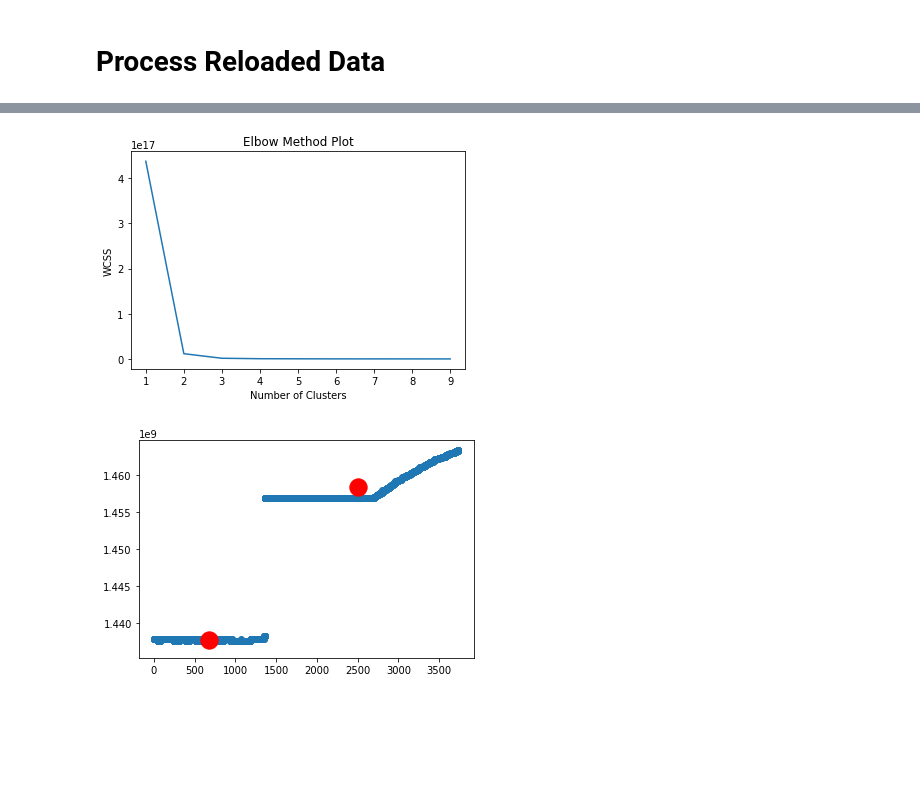
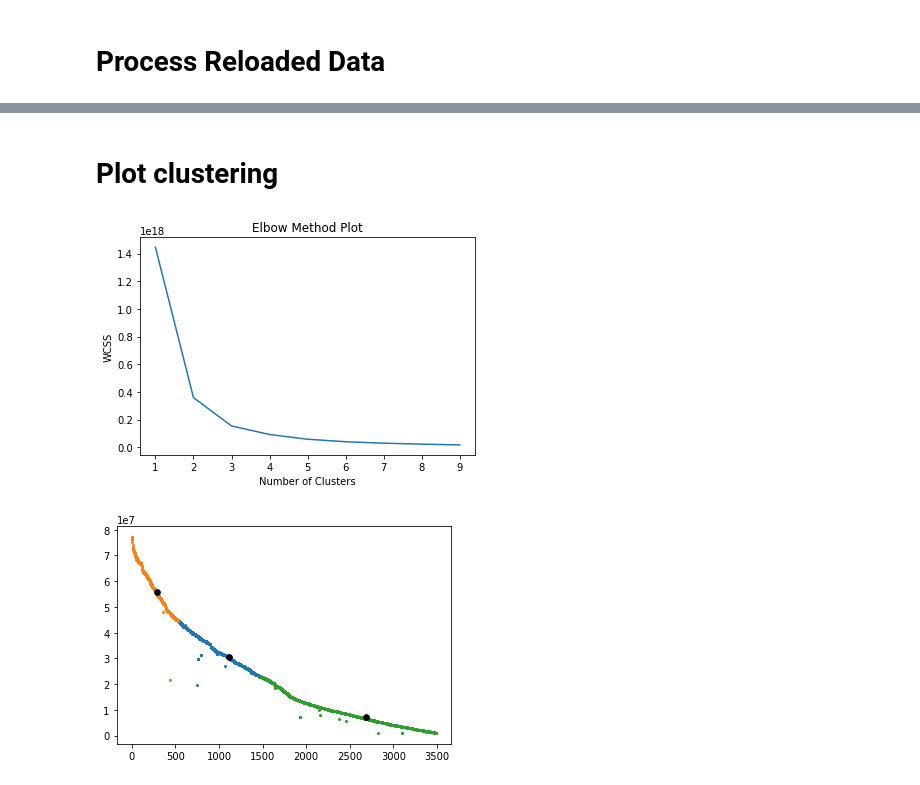
Before and after one commit to NormanHung/Practice-Customer-Segmentation, a Jupyter notebook: Assignment-Customer Segmentation.ipynb, the cells around one changed output, grey strips where cells are left out. Cells and saved outputs as stored; diff of their text form; code cells hidden in the pictures; blank space fills up the shorter version.

```diff
--- a/Assignment-Customer Segmentation.ipynb
+++ b/Assignment-Customer Segmentation.ipynb
@@ -180,3 +366,11 @@ Length: 181, dtype: int64
+# %%
+CombinedRawData = OutliersRemoved(CombinedRawData, "TimeSinceLastOrder")
+# %%
+CombinedRawData = OutliersRemoved(CombinedRawData, "PurchaseFrequency")
+# %%
+CombinedRawData = OutliersRemoved(CombinedRawData, "OrderHistoryTotal")
+# %% [markdown]
+# Plot clustering
 # %%
 import numpy as np
 import pandas as pd
@@ -203,16 +397,25 @@ import matplotlib.pyplot as plt
 
 def PlotKMeans(DataSeries, k_points = 3):
     kmeanModel = KMeans(n_clusters = k_points, init="k-means++", max_iter=300, n_init=10, random_state = 13)
-    y_predict = kmeanModel.fit_predict(DataSeries)
+    DataSeries = pd.concat([DataSeries, pd.Series(kmeanModel.fit_predict(DataSeries), name = "ClusterID")], axis = 1)
 
-    plt.scatter(DataSeries.iloc[:, 0], DataSeries.iloc[:, 1])
-    plt.scatter(kmeanModel.cluster_centers_[:, 0], kmeanModel.cluster_centers_[:, 1], s=300, c="red")
+    # Plot clusters in different colors
+    colorCode = "FF0880"
+    for clusterID in DataSeries["ClusterID"].unique():
+        clusterSeries = DataSeries[(DataSeries["ClusterID"] == clusterID)]
+        plt.scatter(clusterSeries.iloc[:, 0], clusterSeries.iloc[:, 1], s = 4)#, c=("#" + colorCode))
+        newColorCode = colorCode[2:] + colorCode[:2]
+        colorCode = newColorCode
+
+    # Plot cluster center points
+    plt.scatter(kmeanModel.cluster_centers_[:, 0], kmeanModel.cluster_centers_[:, 1], s=32, c="black")
+
     plt.show()
 # %%
-PlotKMeanElbow(CombinedRawData[["Customers.id", "Customers.last_modified"]])
+PlotKMeanElbow(CombinedRawData[["Customers.id", "TimeSinceLastOrder"]])
 # %% [output]
-[figure, old version]
+[figure, new version]
 # %%
-PlotKMeans(CombinedRawData[["Customers.id", "Customers.last_modified"]], k_points = 2)
+PlotKMeans(CombinedRawData[["Customers.id", "TimeSinceLastOrder"]], k_points = 3)
 # %% [output]
-[figure, old version]
+[figure, new version]
```
Also changed, not shown: parts of 25 cells of this notebook.
